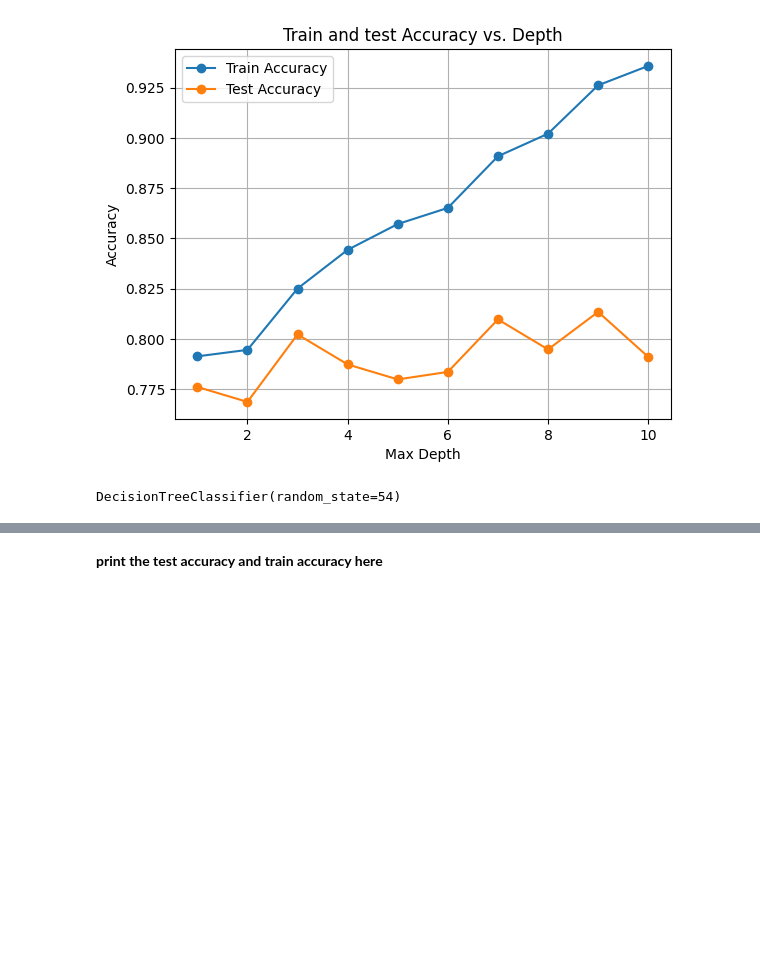
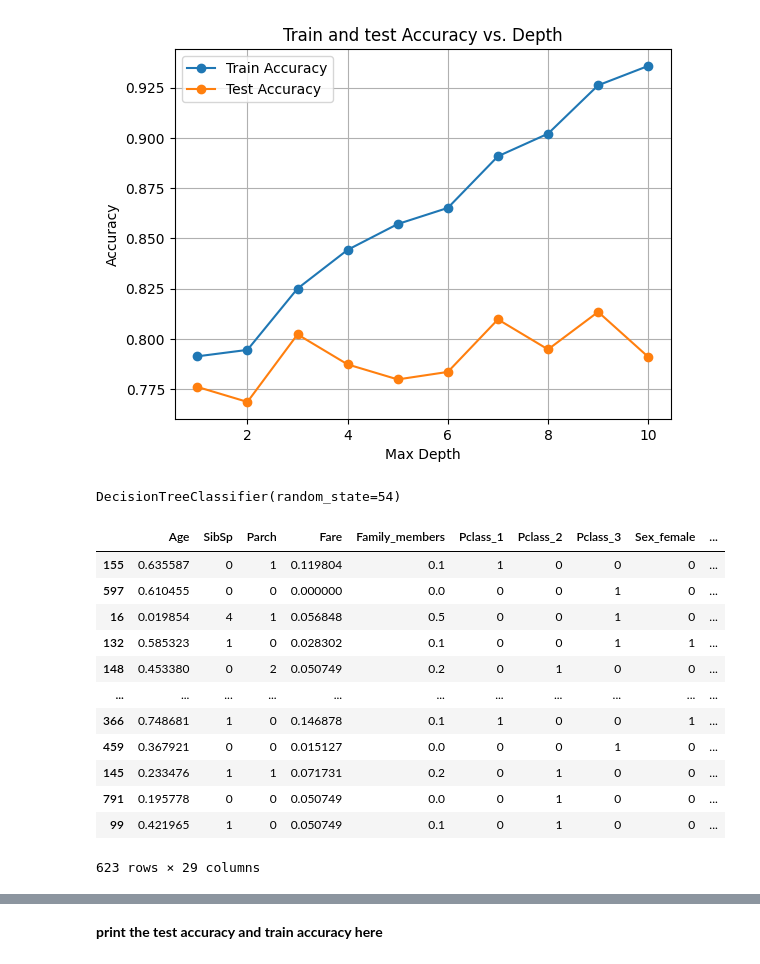
Before and after one commit to stableminded/Synapse_lp, a Jupyter notebook: Dhairya_SynapseLP_Task4.ipynb, the cells around one changed output, grey strips where cells are left out. Saved outputs shown, nothing was run; the diff lists cells and outputs as text; code cells hidden in the pictures; blank space fills up the shorter version.

```diff
--- a/Dhairya_SynapseLP_Task4.ipynb
+++ b/Dhairya_SynapseLP_Task4.ipynb
@@ -298,6 +298,22 @@ dt_3=DecisionTreeClassifier(random_state=54)
 dt_3.fit(X_train,y_train)
 # %% [output]
 DecisionTreeClassifier(random_state=54)
+# %%
+X_train
+# %% [output]
+|  | Age | SibSp | Parch | Fare | Family_members | Pclass_1 | Pclass_2 | Pclass_3 | Sex_female | ... |
+| 155 | 0.635587 | 0 | 1 | 0.119804 | 0.1 | 1 | 0 | 0 | 0 | ... |
+| 597 | 0.610455 | 0 | 0 | 0.000000 | 0.0 | 0 | 0 | 1 | 0 | ... |
+| 16 | 0.019854 | 4 | 1 | 0.056848 | 0.5 | 0 | 0 | 1 | 0 | ... |
+| 132 | 0.585323 | 1 | 0 | 0.028302 | 0.1 | 0 | 0 | 1 | 1 | ... |
+| 148 | 0.453380 | 0 | 2 | 0.050749 | 0.2 | 0 | 1 | 0 | 0 | ... |
+| ... | ... | ... | ... | ... | ... | ... | ... | ... | ... | ... |
+| 366 | 0.748681 | 1 | 0 | 0.146878 | 0.1 | 1 | 0 | 0 | 1 | ... |
+| 459 | 0.367921 | 0 | 0 | 0.015127 | 0.0 | 0 | 0 | 1 | 0 | ... |
+| 145 | 0.233476 | 1 | 1 | 0.071731 | 0.2 | 0 | 1 | 0 | 0 | ... |
+| 791 | 0.195778 | 0 | 0 | 0.050749 | 0.0 | 0 | 1 | 0 | 0 | ... |
+| 99 | 0.421965 | 1 | 0 | 0.050749 | 0.1 | 0 | 1 | 0 | 0 | ... |
+623 rows × 29 columns
 # %%
 #complete the code below to create an image of the decision tree
 from sklearn import tree
```
Also changed, not shown: parts of 7 cells of this notebook.
